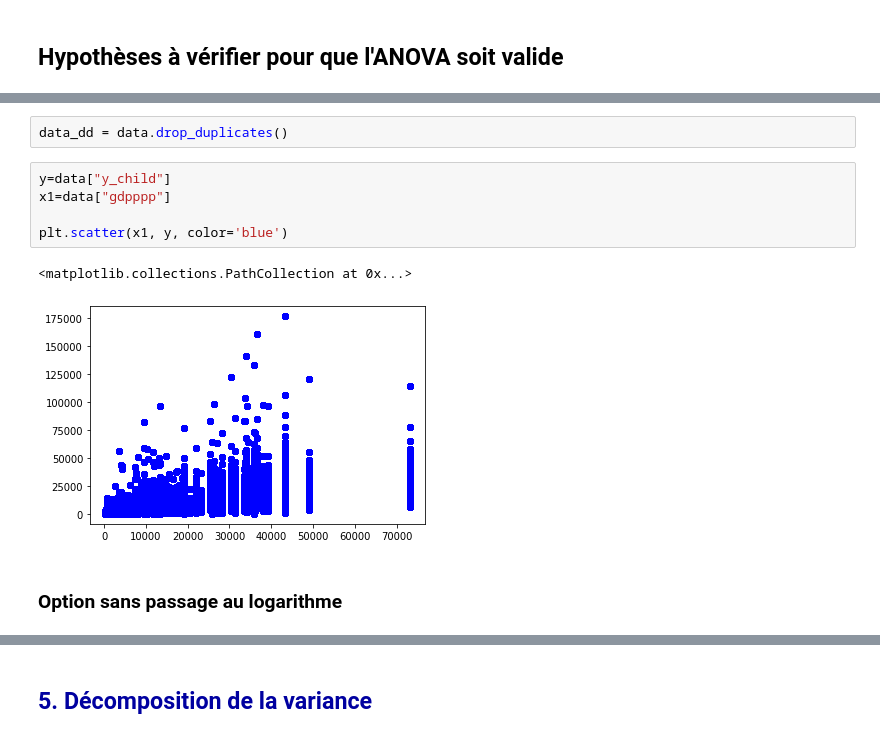
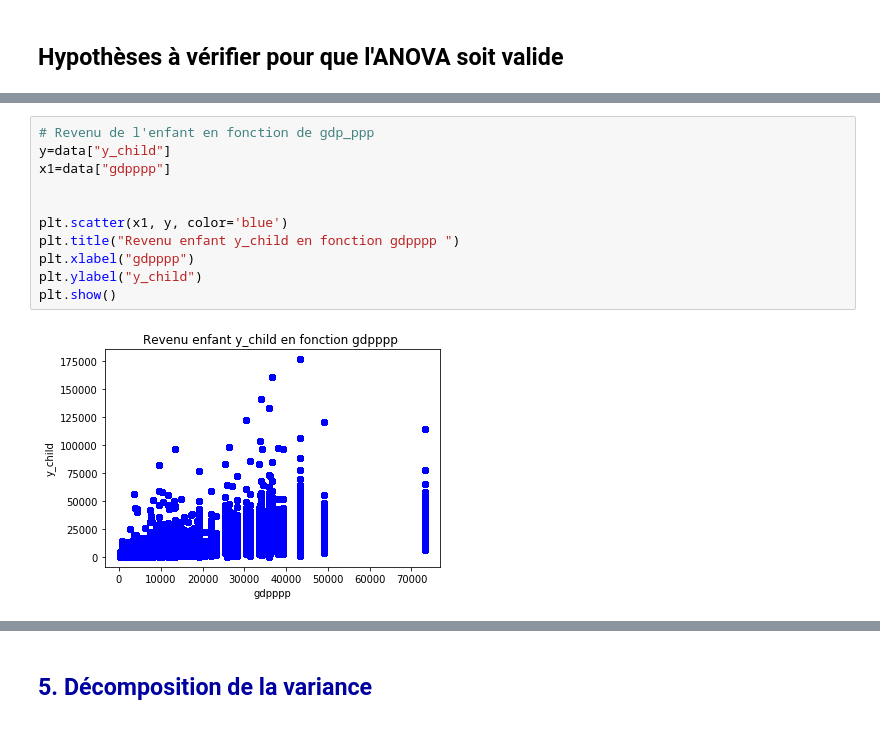
Before and after one commit to Magikpino/Projet9, a Jupyter notebook: Projet7/3- Modélisation P7.ipynb, the cells around one changed output, grey strips where cells are left out. Saved outputs shown, nothing was run; the diff lists cells and outputs as text.

```diff
--- a/Projet7/3- Modélisation P7.ipynb
+++ b/Projet7/3- Modélisation P7.ipynb
@@ -553,12 +532,13 @@ data
-# %%
-data_dd = data.drop_duplicates()
-# %%
-y=data["y_child"]
-x1=data["gdpppp"]
-
-plt.scatter(x1, y, color='blue')
-# %% [output]
-<matplotlib.collections.PathCollection at 0x...>
-[figure, removed]
-# %% [markdown]
-### Option sans passage au logarithme
+# %%
+# Revenu de l'enfant en fonction de gdp_ppp
+y=data["y_child"]
+x1=data["gdpppp"]
+
+
+plt.scatter(x1, y, color='blue')
+plt.title("Revenu enfant y_child en fonction gdpppp ")
+plt.xlabel("gdpppp")
+plt.ylabel("y_child")
+plt.show()
+# %% [output]
+[figure, added]
```
Also changed, not shown: parts of 125 cells of this notebook.
